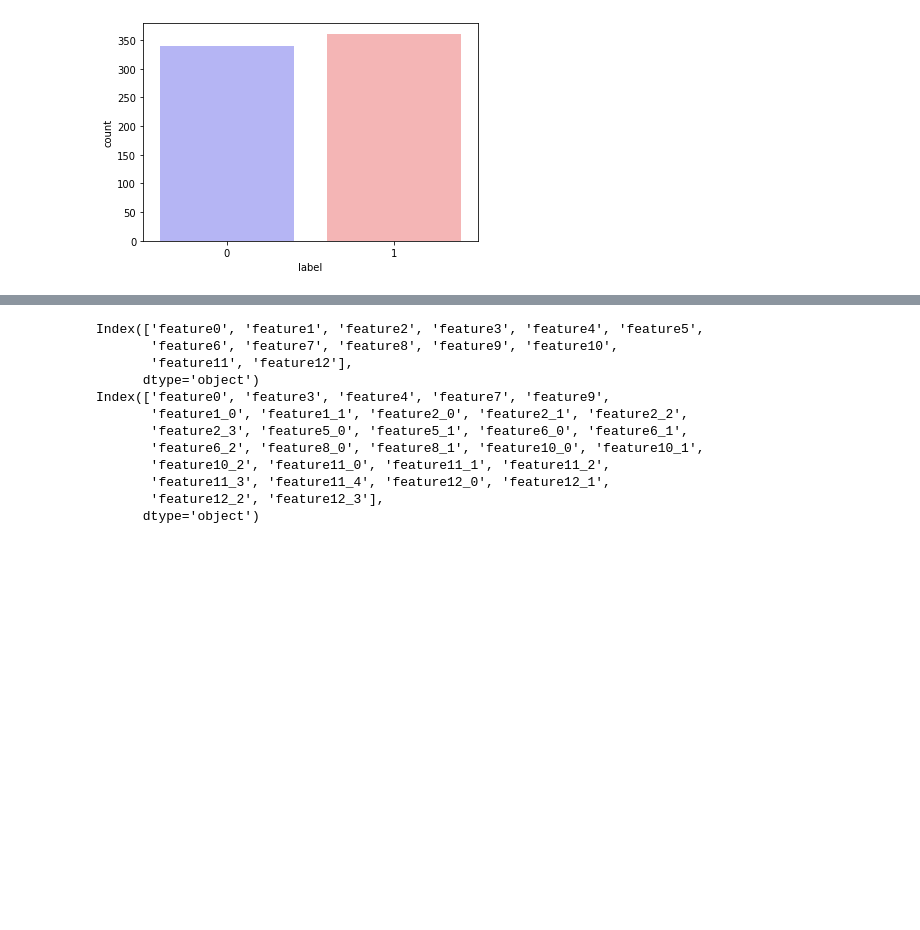
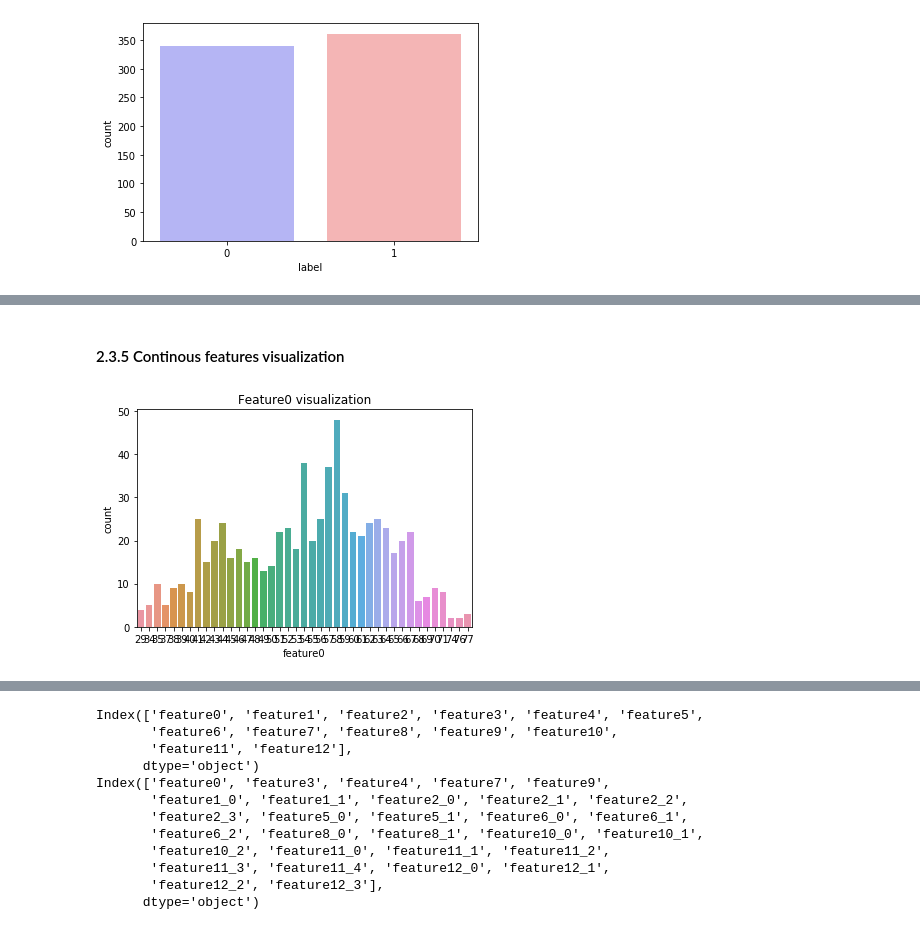
Before and after one commit to zhicongsun/SUSTech-Advanced-AI, a Jupyter notebook: A3_clf/A3_clf.ipynb, the cells around one changed output, grey strips where cells are left out. Drawn from its saved outputs; the diff is of its cells as text; code cells hidden in the pictures; blank space fills up the shorter version.

```diff
--- a/A3_clf/A3_clf.ipynb
+++ b/A3_clf/A3_clf.ipynb
@@ -92,0 +191,9 @@ Name: label, dtype: int64
+# %% [markdown]
+#### 2.3.5 Continous features visualization
+# %%
+# feature0 visualization
+sns.countplot(x='feature0', data=data)
+plt.title("Feature0 visualization")
+plt.show()
+# %% [output]
+[figure, added]
```
Also changed, not shown: parts of 57 cells of this notebook.
